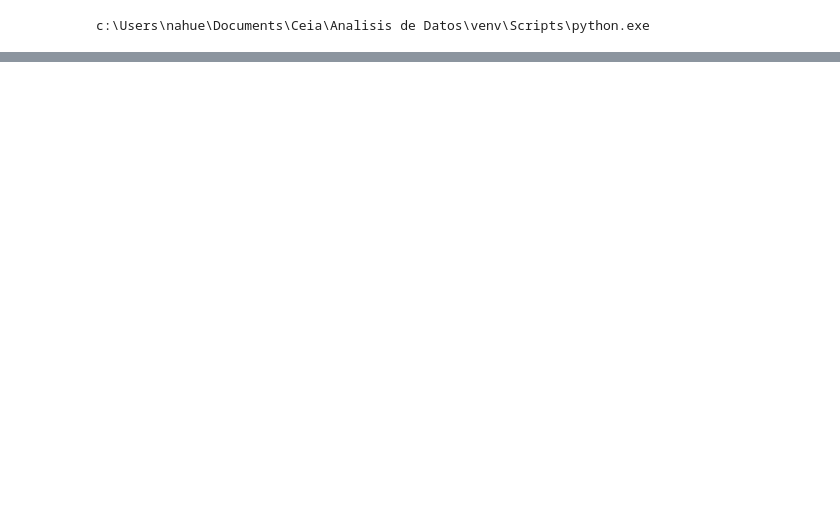
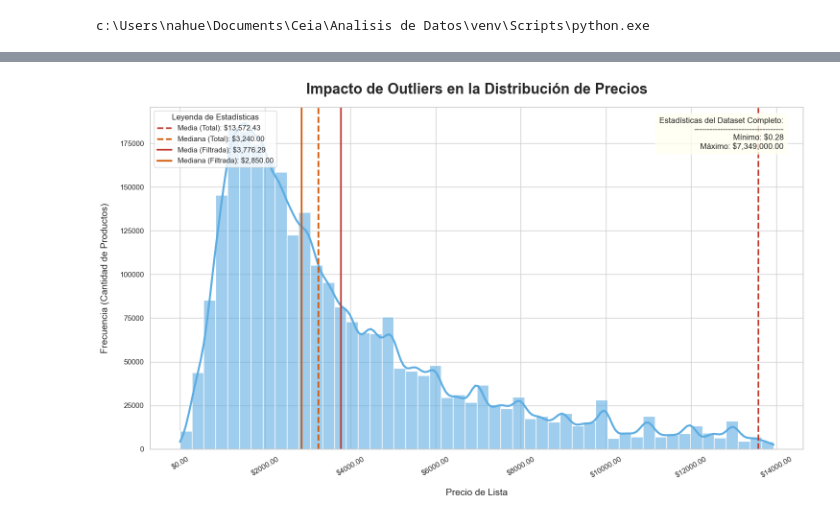
Before and after one commit to Nahuel-Otonelo/Analisis_de_datos, a Jupyter notebook: TP1_Analisis_de_datos.ipynb, the cells around one changed output, grey strips where cells are left out. Saved outputs shown, nothing was run; the diff lists cells and outputs as text; code cells hidden in the pictures; blank space fills up the shorter version.

Commit message:
archivo ipynb

```diff
--- a/TP1_Analisis_de_datos.ipynb
+++ b/TP1_Analisis_de_datos.ipynb
@@ -223,0 +268,9 @@ None
+# %%
+
+# Detección de outliers en precios (si hay columna de precio)
+if 'precio' in producto.columns:
+    producto['precio'] = pd.to_numeric(producto['precio'], errors='coerce')
+    sns.boxplot(data=producto, x='precio')
+    plt.xscale('log')
+    plt.title("Boxplot de precios (escala logarítmica)")
+    plt.show()
@@ -223,0 +301,75 @@ None
+# %%
+
+
+# 1. Definir la columna a graficar y analizar
+columna_precio = 'productos_precio_lista'
+
+# 2. Establecer el estilo y el tamaño del gráfico
+sns.set_theme(style="whitegrid", palette="rocket")
+plt.figure(figsize=(15, 9))
+
+# 3. Graficar el histograma de los datos SIN outliers
+ax = sns.histplot(
+    data=producto_sin_outliers,
+    x=columna_precio,
+    bins=50,
+    kde=True,
+    color='#5dade2', # <-- ¡AQUÍ ESTÁ EL CAMBIO! Color celeste profesional
+    alpha=0.6,
+    line_kws={'linewidth': 3, 'color': '#2c3e50'}
+)
+
+# 4. Calcular y añadir las 4 líneas estadísticas
+# --- Estadísticas del DataFrame COMPLETO (con outliers) ---
+media_total = producto[columna_precio].mean()
+mediana_total = producto[columna_precio].median()
+plt.axvline(media_total, color='#c0392b', linestyle='--', linewidth=2.5, label=f'Media (Total): ${media_total:,.2f}')
+plt.axvline(mediana_total, color='#d35400', linestyle='--', linewidth=2.5, label=f'Mediana (Total): ${mediana_total:,.2f}')
+
+# --- Estadísticas del DataFrame FILTRADO (sin outliers) ---
+media_filtrada = producto_sin_outliers[columna_precio].mean()
+mediana_filtrada = producto_sin_outliers[columna_precio].median()
+plt.axvline(media_filtrada, color='#c0392b', linestyle='-', linewidth=2.5, label=f'Media (Filtrada): ${media_filtrada:,.2f}')
+plt.axvline(mediana_filtrada, color='#d35400', linestyle='-', linewidth=2.5, label=f'Mediana (Filtrada): ${mediana_filtrada:,.2f}')
+
+
+# 5. Calcular Mín/Máx del DataFrame COMPLETO para el cuadro de texto
+min_total = producto[columna_precio].min()
+max_total = producto[columna_precio].max()
+texto_estadisticas = (
+    f"Estadísticas del Dataset Completo:\n"
+    f"----------------------------------\n"
+    f"Mínimo: ${min_total:,.2f}\n"
+    f"Máximo: ${max_total:,.2f}"
+)
+
+# 6. Añadir el cuadro de texto
+props = dict(boxstyle='round,pad=0.5', facecolor='ivory', alpha=0.8)
+ax.text(0.97, 0.97, texto_estadisticas, transform=ax.transAxes, fontsize=12,
+        verticalalignment='top', horizontalalignment='right', bbox=props)
+
+# 7. Mejorar Títulos y Etiquetas
+plt.title("Impacto de Outliers en la Distribución de Precios", fontsize=22, pad=20, weight='bold')
+plt.xlabel("Precio de Lista", fontsize=14, labelpad=15)
+plt.ylabel("Frecuencia (Cantidad de Productos)", fontsize=14, labelpad=15)
+
+# 8. Formatear el eje X para que parezca dinero
+formatter = mticker.FormatStrFormatter('$%1.2f')
+ax.xaxis.set_major_formatter(formatter)
+plt.xticks(rotation=30)
+
+# 9. Añadir una leyenda clara y bien ubicada
+plt.legend(title='Leyenda de Estadísticas', fontsize=11, loc='upper left')
+
+# 10. Ajustar el layout para que todo encaje
+plt.tight_layout()
+
+# 11. GUARDAR LA FIGURA EN UN ARCHIVO (antes de mostrarla)
+plt.savefig('grafico_comparativo_precios.png', dpi=300, bbox_inches='tight')
+
+# 12. Mostrar el gráfico en pantalla
+plt.show()
+
+# --- FIN DEL CÓDIGO DEL GRÁFICO ---
+# %% [output]
+[figure, added]
```
Also changed, not shown: parts of 34 cells of this notebook, 1 other file.
